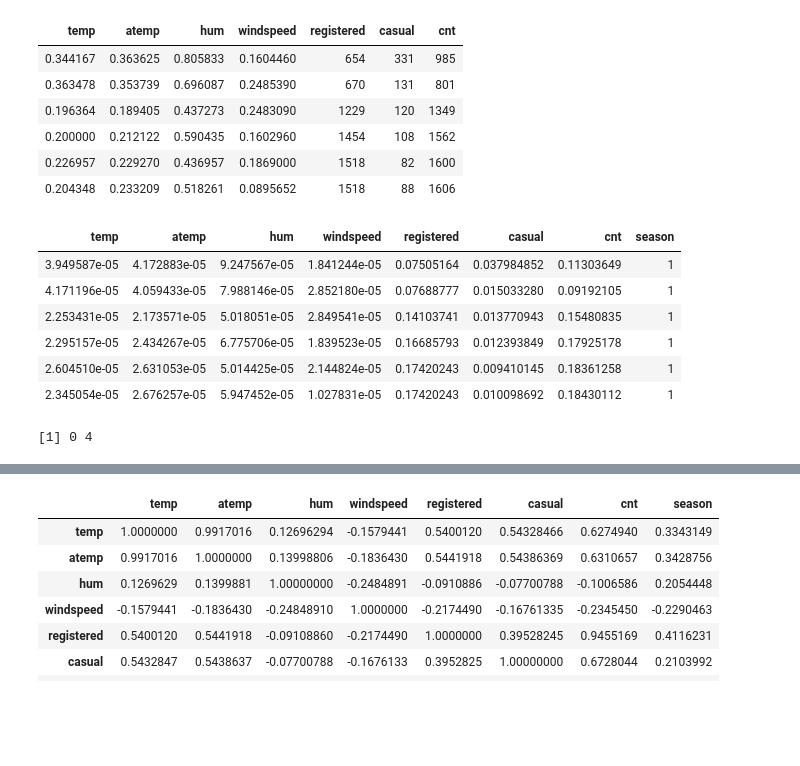
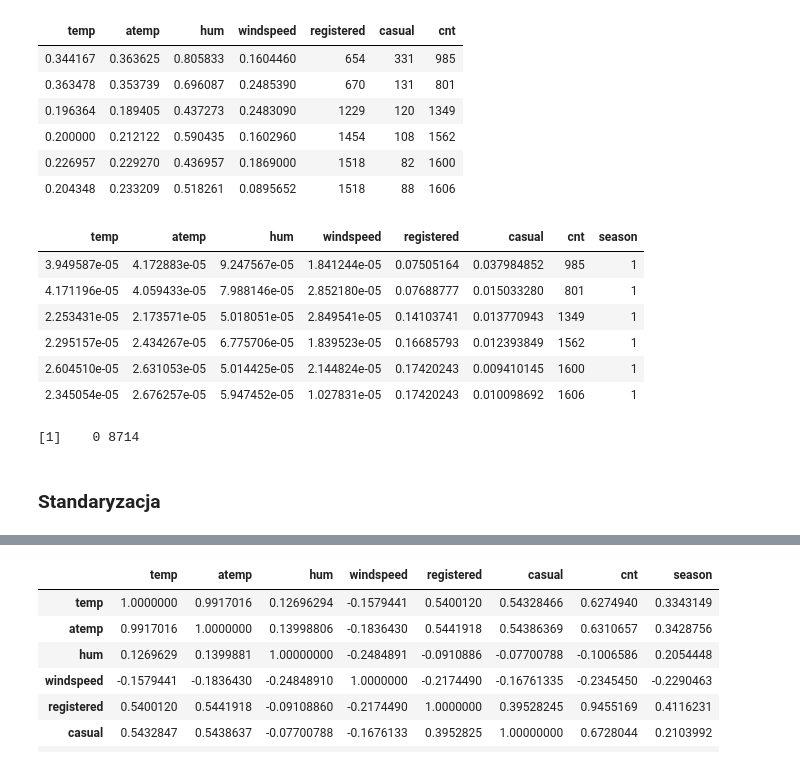
Before and after one commit to durden2/regression_models_pk, a Jupyter notebook: Preprocessing.ipynb, the cells around one changed output, grey strips where cells are left out. Saved outputs shown, nothing was run; the diff lists cells and outputs as text; code cells hidden in the pictures; blank space fills up the shorter version.

```diff
--- a/Preprocessing.ipynb
+++ b/Preprocessing.ipynb
@@ -46,17 +46,20 @@ head(df)
 # %%
 x <- df
 normalized = (x-min(x))/(max(x)-min(x))
 normalized = data.frame(normalized, 'season' = data$season)
+normalized$cnt = data$cnt
 head(normalized)
 range(normalized)
 # %% [output]
 | temp | atemp | hum | windspeed | registered | casual | cnt | season |
-| 3.949587e-05 | 4.172883e-05 | 9.247567e-05 | 1.841244e-05 | 0.07505164 | 0.037984852 | 0.11303649 | 1 |
-| 4.171196e-05 | 4.059433e-05 | 7.988146e-05 | 2.852180e-05 | 0.07688777 | 0.015033280 | 0.09192105 | 1 |
-| 2.253431e-05 | 2.173571e-05 | 5.018051e-05 | 2.849541e-05 | 0.14103741 | 0.013770943 | 0.15480835 | 1 |
-| 2.295157e-05 | 2.434267e-05 | 6.775706e-05 | 1.839523e-05 | 0.16685793 | 0.012393849 | 0.17925178 | 1 |
-| 2.604510e-05 | 2.631053e-05 | 5.014425e-05 | 2.144824e-05 | 0.17420243 | 0.009410145 | 0.18361258 | 1 |
-| 2.345054e-05 | 2.676257e-05 | 5.947452e-05 | 1.027831e-05 | 0.17420243 | 0.010098692 | 0.18430112 | 1 |
+| 3.949587e-05 | 4.172883e-05 | 9.247567e-05 | 1.841244e-05 | 0.07505164 | 0.037984852 | 985 | 1 |
+| 4.171196e-05 | 4.059433e-05 | 7.988146e-05 | 2.852180e-05 | 0.07688777 | 0.015033280 | 801 | 1 |
+| 2.253431e-05 | 2.173571e-05 | 5.018051e-05 | 2.849541e-05 | 0.14103741 | 0.013770943 | 1349 | 1 |
+| 2.295157e-05 | 2.434267e-05 | 6.775706e-05 | 1.839523e-05 | 0.16685793 | 0.012393849 | 1562 | 1 |
+| 2.604510e-05 | 2.631053e-05 | 5.014425e-05 | 2.144824e-05 | 0.17420243 | 0.009410145 | 1600 | 1 |
+| 2.345054e-05 | 2.676257e-05 | 5.947452e-05 | 1.027831e-05 | 0.17420243 | 0.010098692 | 1606 | 1 |
-[1] 0 4
+[1]    0 8714
 # %%
 write.csv(normalized, file = "day_normalized.csv")
+# %% [markdown]
+### Standaryzacja
```
Also changed, not shown: parts of 16 cells of this notebook, 4 other files.
